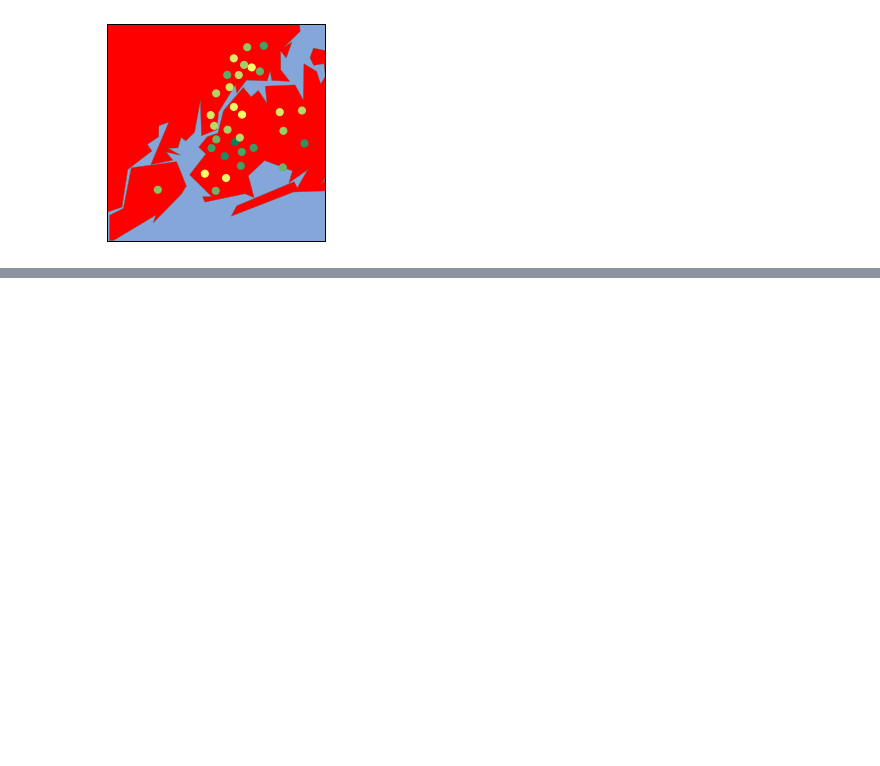
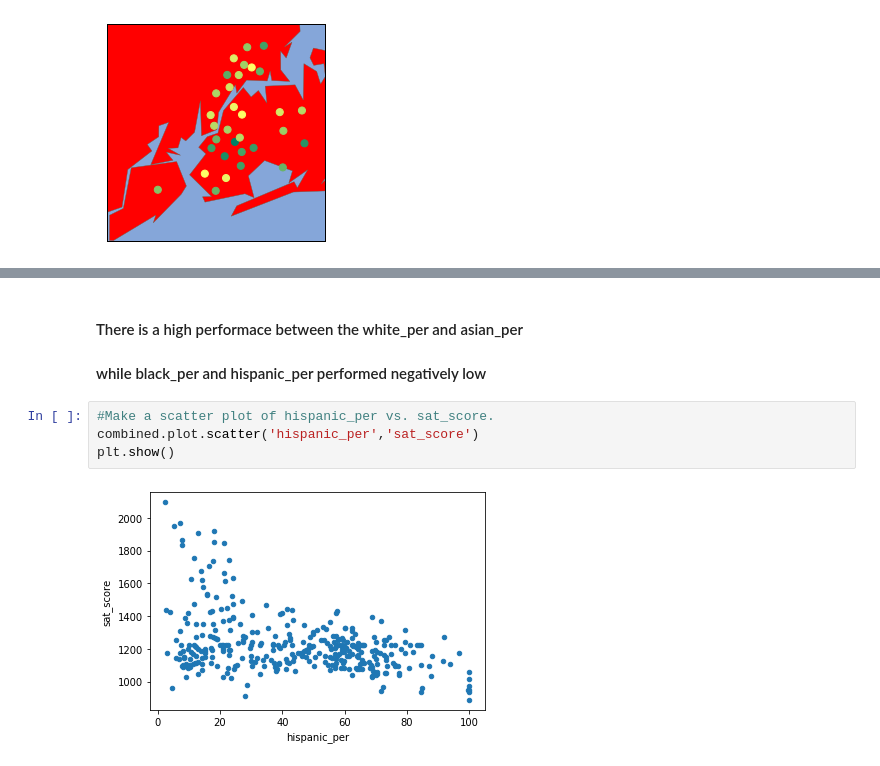
Before and after one commit to ebenebe/Data-Cleaning-Walkthrough_NYC_SAT_Scores, a Jupyter notebook: Data Cleaning Walkthrough_NYC_SAT_Scores-checkpoint.ipynb, the cells around one changed output, grey strips where cells are left out. Saved outputs shown, nothing was run; the diff lists cells and outputs as text; blank space fills up the shorter version.

```diff
--- a/Data Cleaning Walkthrough_NYC_SAT_Scores-checkpoint.ipynb
+++ b/Data Cleaning Walkthrough_NYC_SAT_Scores-checkpoint.ipynb
@@ -815,0 +840,9 @@ The dedent function was deprecated in Matplotlib 3.1 and will be removed in 3.3.
+# %% [markdown]
+#### There is a high performace between the white_per and asian_per
+#### while black_per and hispanic_per performed negatively low
+# %%
+#Make a scatter plot of hispanic_per vs. sat_score.
+combined.plot.scatter('hispanic_per','sat_score')
+plt.show()
+# %% [output]
+[figure, added]
```
Also changed, not shown: parts of 5 cells of this notebook.
